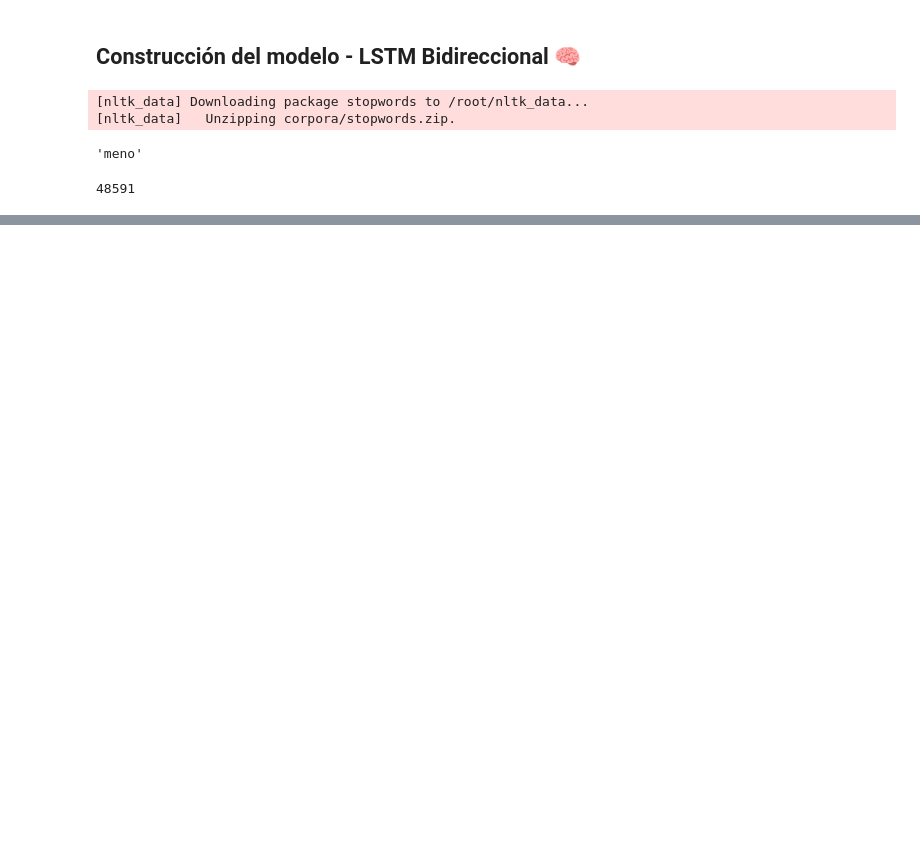
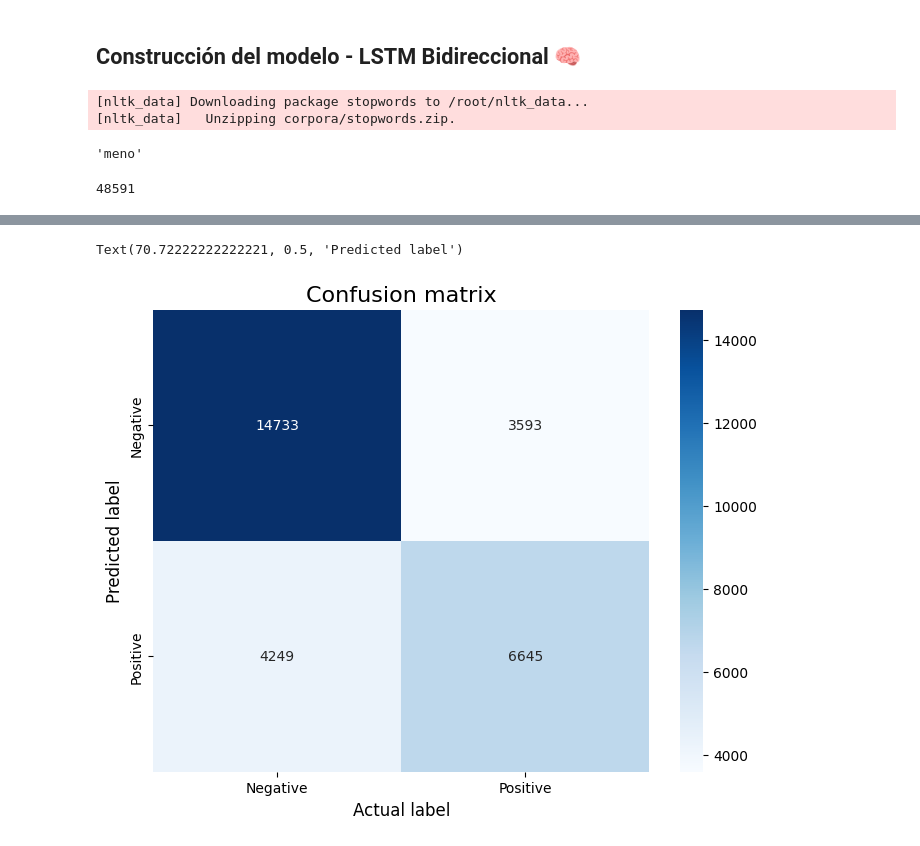
Before and after one commit to Emmazch22/CI0134, a Jupyter notebook: Notebooks/Sentiment_Classification_Bidirectional_LSTM.ipynb, the cells around one changed output, grey strips where cells are left out. Saved outputs shown, nothing was run; the diff lists cells and outputs as text; code cells hidden in the pictures; blank space fills up the shorter version.

Commit message:
Agregados notebooks actualizados

```diff
--- a/Notebooks/Sentiment_Classification_Bidirectional_LSTM.ipynb
+++ b/Notebooks/Sentiment_Classification_Bidirectional_LSTM.ipynb
@@ -252,5 +259,5 @@ Y_lstm = Y
 # %%
 x_train, x_test, y_train, y_test = train_test_split(X_lstm, Y_lstm, test_size=0.33, random_state=42)
 # %%
-model1.fit(x_train,y_train,validation_data=(x_test,y_test),epochs=25,batch_size=64)
+model1.fit(x_train,y_train,validation_data=(x_test,y_test),epochs=20,batch_size=64)
 # %% [output]
@@ -294,0 +302,17 @@ weighted avg       0.71      0.72      0.72     29230
+# %%
+import seaborn as sns
+
+sentiment_classes = ['Negative', 'Positive']
+
+cm = confusion_matrix(y_test,y_pred_lstm)
+# plot confusion matrix
+plt.figure(figsize=(8,6))
+sns.heatmap(cm, cmap=plt.cm.Blues, annot=True, fmt='d',
+            xticklabels=sentiment_classes,
+            yticklabels=sentiment_classes)
+plt.title('Confusion matrix', fontsize=16)
+plt.xlabel('Actual label', fontsize=12)
+plt.ylabel('Predicted label', fontsize=12)
+# %% [output]
+Text(70.72222222222221, 0.5, 'Predicted label')
+[figure, added]
```
Also changed, not shown: parts of 16 cells of this notebook, 2 other files.
